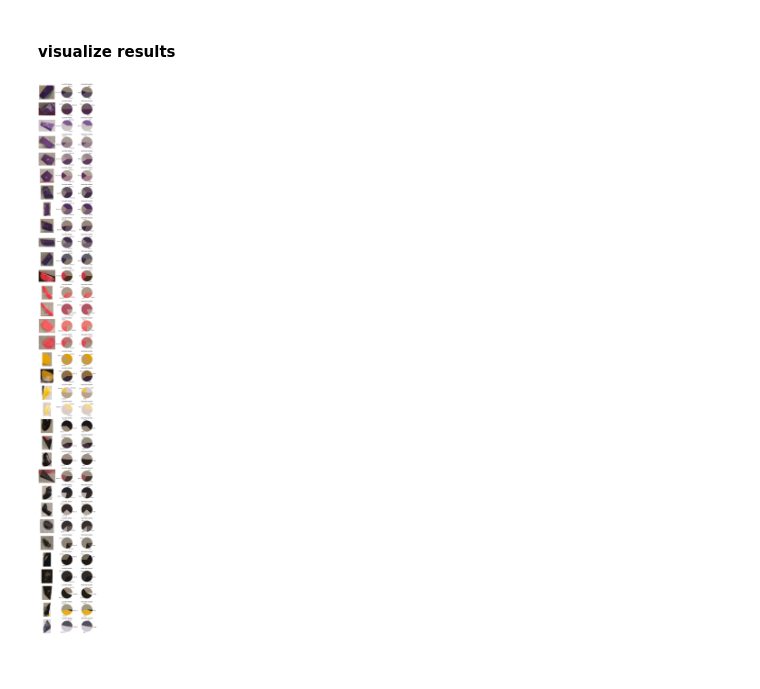
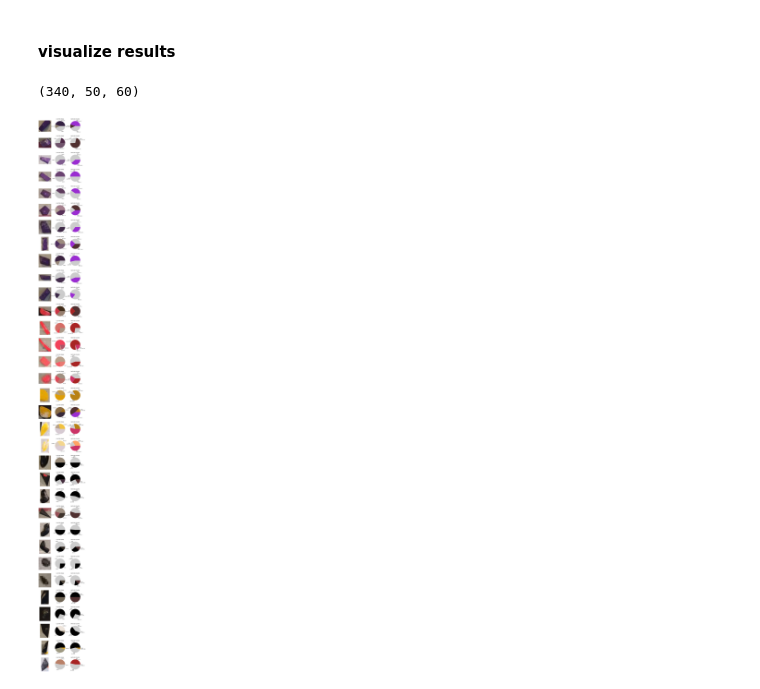
Before and after one commit to bellonet/boulder-image-match, a Jupyter notebook: color_identification_test_kmeans.ipynb, the cells around one changed output. Drawn from its saved outputs; the diff is of its cells as text; code cells hidden in the pictures; blank space fills up the shorter version.

Commit message:
start hls template color space optimization

```diff
--- a/color_identification_test_kmeans.ipynb
+++ b/color_identification_test_kmeans.ipynb
@@ -134,6 +163,6 @@ df_template_color
 ## create color matrix from the template colors.
 ## will be used to compare euclidean distance to detected color of hold.
 ## format: [[color1_H,color1_L,color1_S],[color2_H,color2_L,color2_S],...]
-hls_mat_for_euc = np.asarray(df_template_color.hls.tolist())#, dtype=np.uint16)
+hls_mat_for_euc = np.asarray(df_template_color.hls_cv2.tolist())#, dtype=np.uint16)
 hls_mat_for_euc.shape
 # %% [output]
@@ -141,3 +170,3 @@ hls_mat_for_euc.shape
 # %%
 ## convert template values:
-hls_mat_for_euc = (hls_mat_for_euc*hls2cv2hls*hls_weights).astype(np.uint8)
+hls_mat_for_euc = (hls_mat_for_euc*hls_weights).astype(np.uint8)
@@ -218,9 +252,11 @@ def show_img(img, df_img_color):
         ax.text(df_img_color.at[ii,"xmin"], df_img_color.at[ii,"ymin"],
                 df_img_color.at[ii,'color_num'], size=13)
 # %%
+### IMAGES 0-4 WERE USED TO OPTIMIZE TEMPLATE COLORS - DO NOT USE FOR TESTING
+
 for i in range(5,6):
     img, df_img_color, hold_imgs, hold_imgs_hls = import_img_color_and_bbox(color_img_nums[i])
-    show_img(img, df_img_color)
+    #show_img(img, df_img_color)
 # %% [output]
 image number: 0105
 n holds: 32
@@ -313,25 +346,28 @@ kmean_results = []
 
 for im in hold_imgs_hls:
     center_colors, counts = get_kmeans_colors(im)
+    ##print(center_colors)
 
 #     ## ifs for black, white, gray -
 #     ## need to define this better, just for now:
-###### first figure out the conversion and values
-#     center_colors = [(np.array([180, 0, 50])*hls2cv2hls).astype(np.uint8)
-#                      if c[1]<=5 else c
-#                      for c in center_colors] # black
+    center_colors = [(np.array([0, 0, 0])*hls2cv2hls).astype(np.uint8)
+                     if c[1]<=40 else c
+                     for c in center_colors] # black
+
 #     center_colors = [(np.array([180, 100, 50])*hls2cv2hls).astype(np.uint8)
 #                      if c[1]>=150 else c
 #                      for c in center_colors] # white
-#     center_colors = [(np.array([180, 50, 0])*hls2cv2hls).astype(np.uint8)
-#                      if c[2]<=5 else c
-#                      for c in center_colors] # gray
+    center_colors = [(np.array([0, 80, 0])*hls2cv2hls).astype(np.uint8)
+                     if 0<c[2]<=30 else c
+                     for c in center_colors] # gray
 
     center_colors_weighted = [c*hls_weights for c in center_colors]
     best_matches_idx = [np.argmin(np.linalg.norm(c - hls_mat_for_euc, axis=1))
                         for c in center_colors_weighted]
     best_matches_name = [df_template_color.at[m,'name'] for m in best_matches_idx]
 
+
+
     kmean_results.append([center_colors, counts, best_matches_name])
 # %% [output]
 number of holds: 33
@@ -347,31 +380,39 @@ def RGB2HEX(rgb_color):
 def HLS_str(hls_color):
     hls_color= (hls_color/hls2cv2hls).astype(np.uint16)
     return ",".join(str(c) for c in hls_color)
+# %%
+df_template_color.loc[df_template_color.name=="pink",'hls'].values[0]
+# %% [output]
+(340, 50, 60)
 # %%
-fig,ax = plt.subplots(len(hold_imgs), 3, figsize=(10,100))
+fig,ax = plt.subplots(len(hold_imgs), 3, figsize=(10,len(hold_imgs)*4))
 
 for i,im in enumerate(hold_imgs):
 
     ax[i,0].imshow(im)
+
+    results = kmean_results[i]
 
 #     # Not true for all gyms, but for now delete gray:
 #     color_names = [cn for cn in color_names if cn!='gray']
 #     vals = [vals[ic] for ic,cn in enumerate(color_names) if cn!='gray']
 #     hex_colors = [hex_colors[ic] for ic,cn in enumerate(color_names) if cn!='gray']
 
-    center_colors_rgb = [cv2.cvtColor((c.reshape([1,1,3])), cv2.COLOR_HLS2RGB)[0][0] for c in kmean_results[i][0]]
+    center_colors_rgb = [cv2.cvtColor((c.reshape([1,1,3])), cv2.COLOR_HLS2RGB)[0][0] for c in results[0]]
     hex_colors = [f'#{RGB2HEX(c)}' for c in center_colors_rgb]
-    center_colors_hls_str = [HLS_str(c) for c in kmean_results[i][0]]
-    ax[i,1].pie(kmean_results[i][1], labels=center_colors_hls_str, colors=hex_colors)
+    center_colors_hls_str = [HLS_str(c) for c in results[0]]
+    ax[i,1].pie(results[1], labels=center_colors_hls_str, colors=hex_colors)
     ax[i,1].set_title('CLUSTER MEANS')
 
 
-    labels = [r for r in kmean_results[i][2]]
-    ax[i,2].pie(kmean_results[i][1], labels=labels, colors=hex_colors)
+    labels = [f'{r}\n {df_template_color.loc[df_template_color.name==r,"hls"].values[0]}'
+              for ir,r in enumerate(results[2])]
+    template_hex = ['#' + df_template_color.loc[df_template_color.name==c,"hex"].values[0] for c in results[2]]
+    ax[i,2].pie(results[1], labels=labels, colors=template_hex)
     ax[i,2].set_title('MATCHED COLORS')
 
     ax[i,0].axis('off')
     ax[i,1].axis('off')
     ax[i,2].axis('off')
 # %% [output]
-[figure, old version]
+[figure, new version]
```
Also changed, not shown: parts of 21 cells of this notebook.
